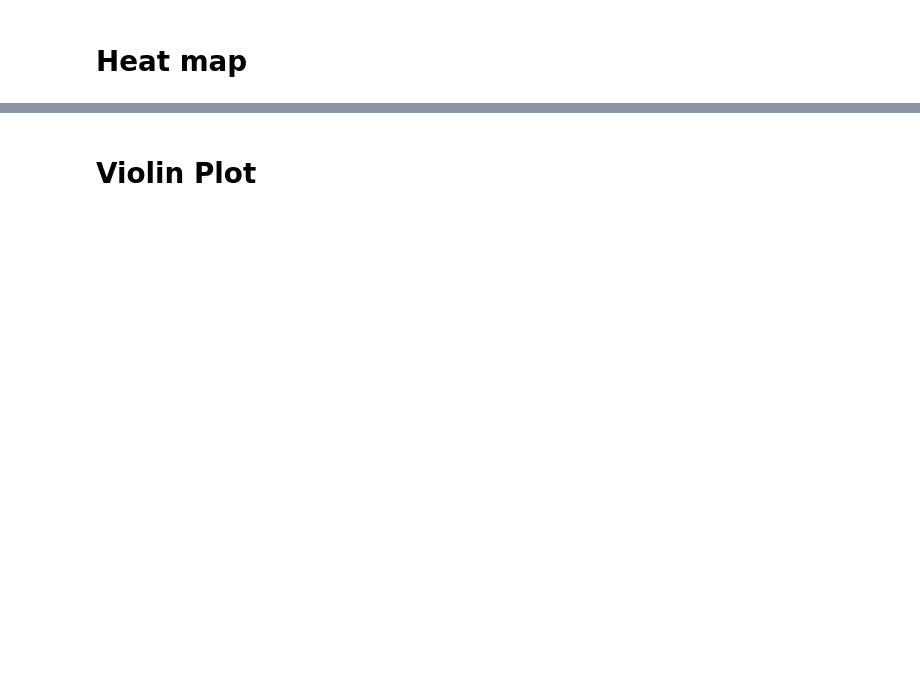
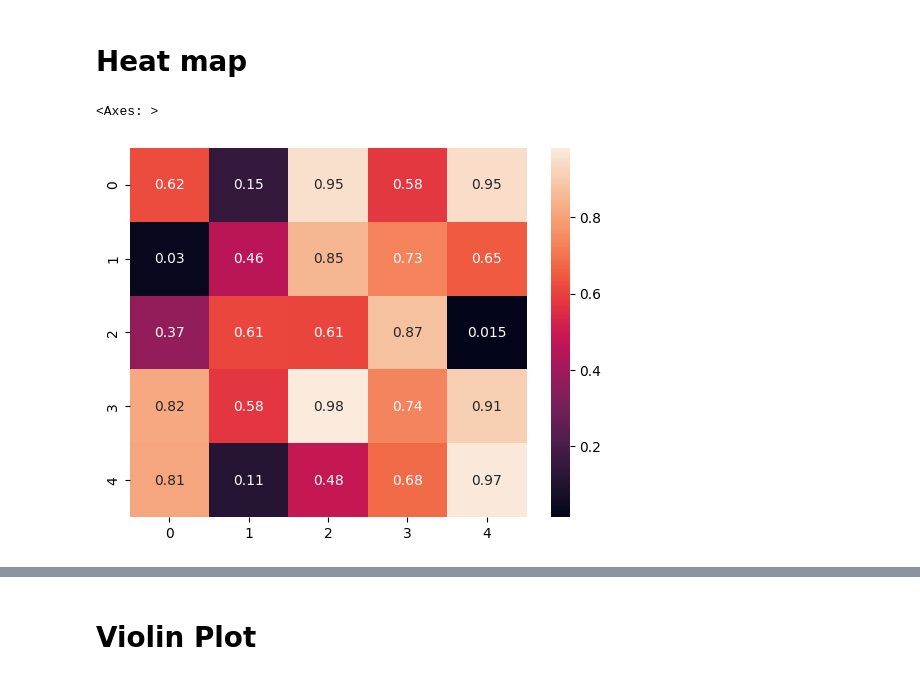
Before and after one commit to SakshamDubey19/Python-Data-Science, a Jupyter notebook: visualisation.ipynb, the cells around one changed output, grey strips where cells are left out. Cells and saved outputs as stored; diff of their text form; code cells hidden in the pictures; blank space fills up the shorter version.

```diff
--- a/visualisation.ipynb
+++ b/visualisation.ipynb
@@ -101,7 +130,10 @@ px.scatter(x=x,y=y)
 # %% [markdown]
 # Heat map
 # %%
-sns.heatmap(np.random.rand(20,20))
+sns.heatmap(np.random.rand(5,5), annot=True)
+# %% [output]
+<Axes: >
+[figure, added]
 # %%
 px.density_heatmap(x=x,y=y)
 # %%
```
Also changed, not shown: parts of 14 cells of this notebook, 3 other files.
